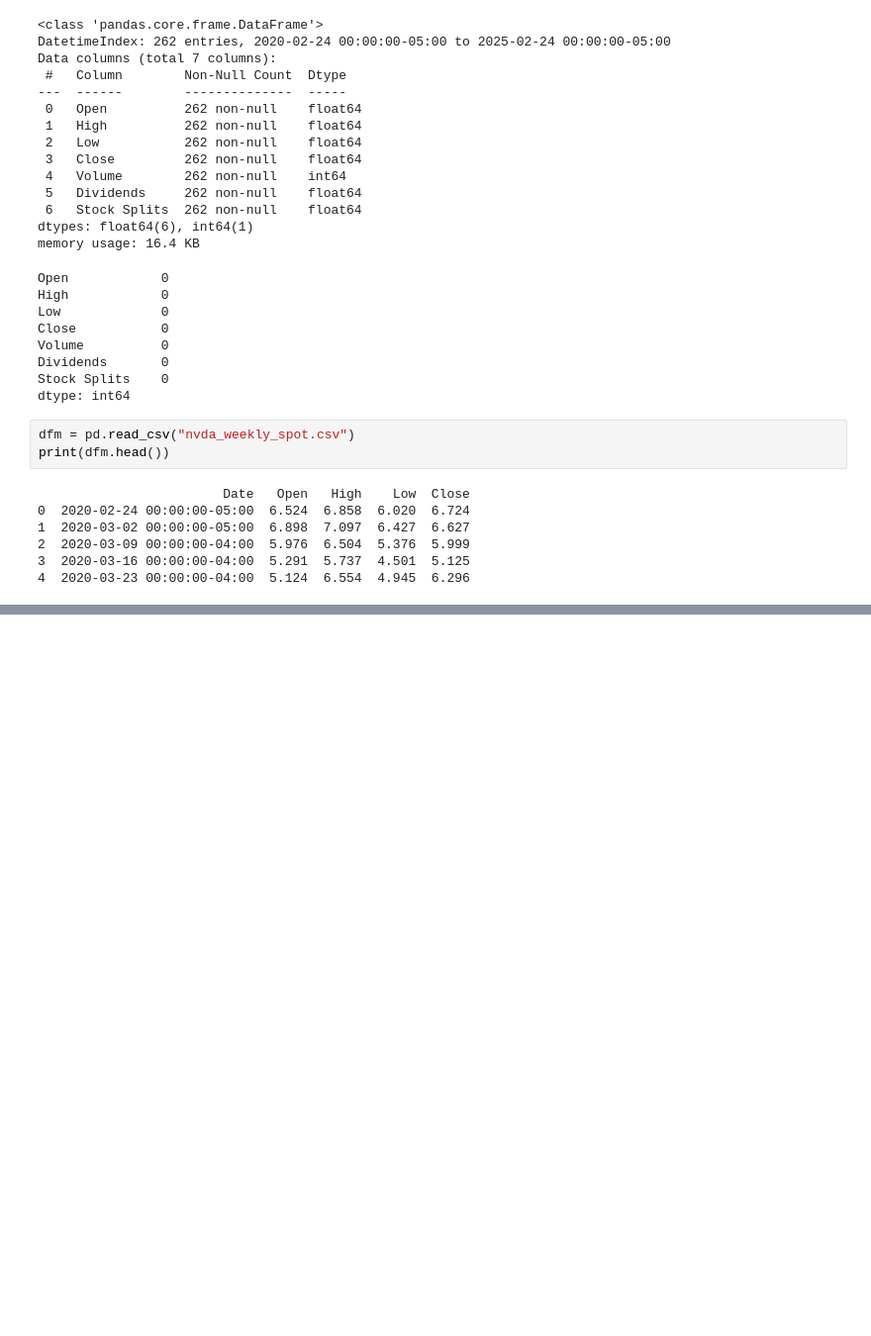
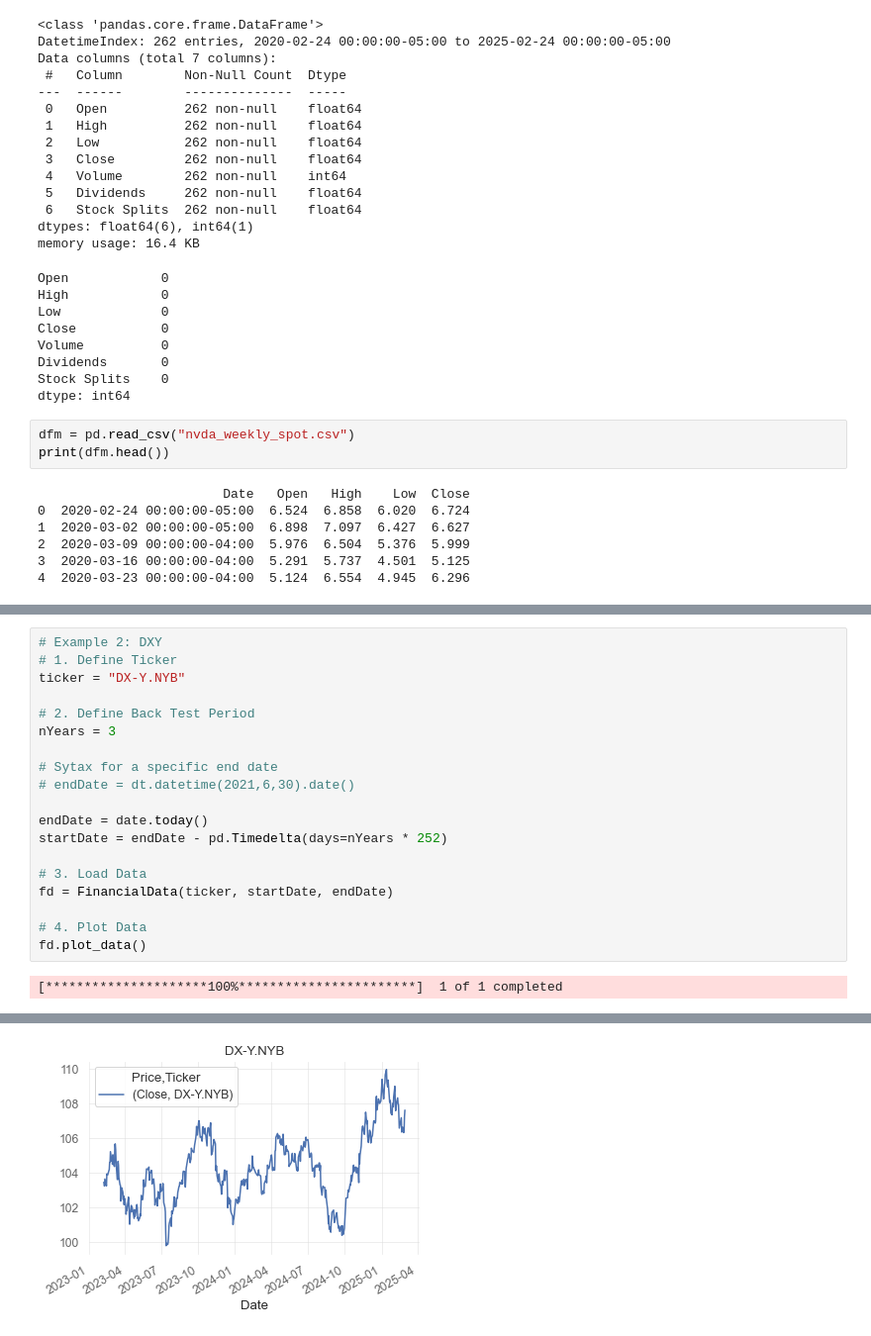
Before and after one commit to SH32x/DataMiningTradingAgent, a Jupyter notebook: DataBook.ipynb, the cells around one changed output, grey strips where cells are left out. Shown at 99% size. Drawn from its saved outputs; the diff is of its cells as text; blank space fills up the shorter version.

```diff
--- a/DataBook.ipynb
+++ b/DataBook.ipynb
@@ -92,0 +157,21 @@ print(dfm.head())
+# %%
+# Example 2: DXY
+# 1. Define Ticker
+ticker = "DX-Y.NYB"
+
+# 2. Define Back Test Period
+nYears = 3
+
+# Sytax for a specific end date
+# endDate = dt.datetime(2021,6,30).date()
+
+endDate = date.today()
+startDate = endDate - pd.Timedelta(days=nYears * 252)
+
+# 3. Load Data
+fd = FinancialData(ticker, startDate, endDate)
+
+# 4. Plot Data
+fd.plot_data()
+# %% [output]
+[*********************100%***********************]  1 of 1 completed
@@ -92,0 +179 @@ print(dfm.head())
+[figure, added]
```
Also changed, not shown: parts of 7 cells of this notebook.
